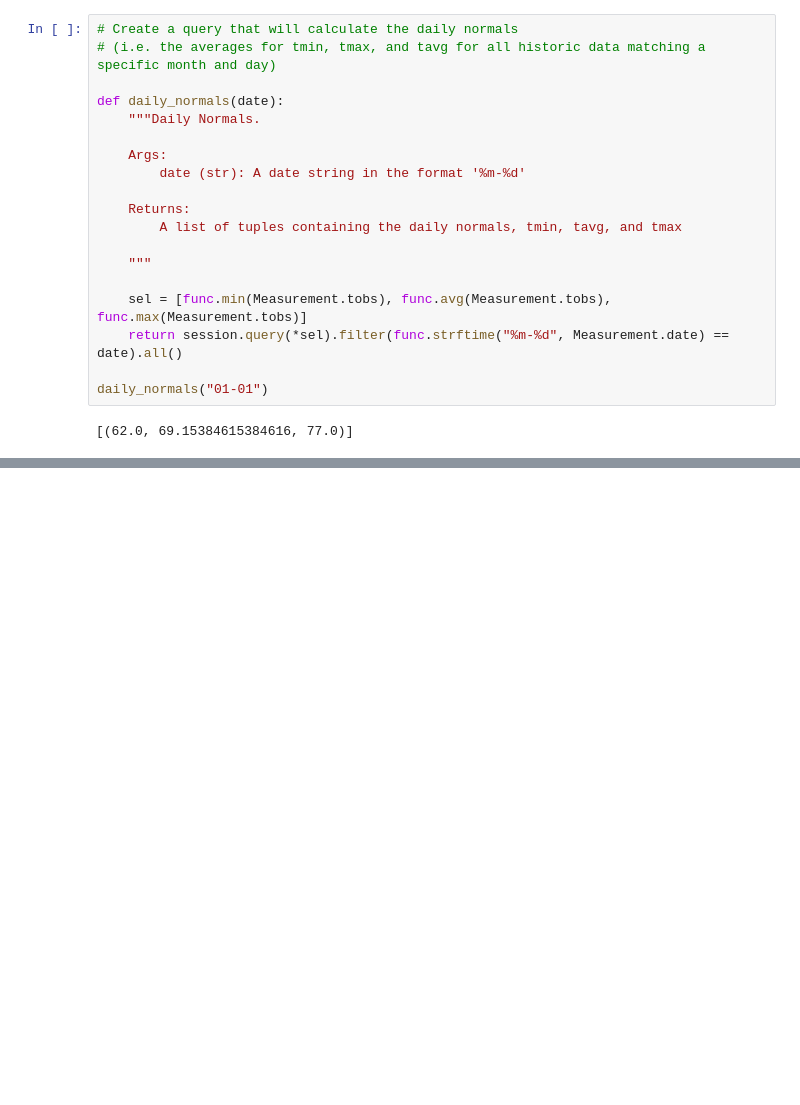
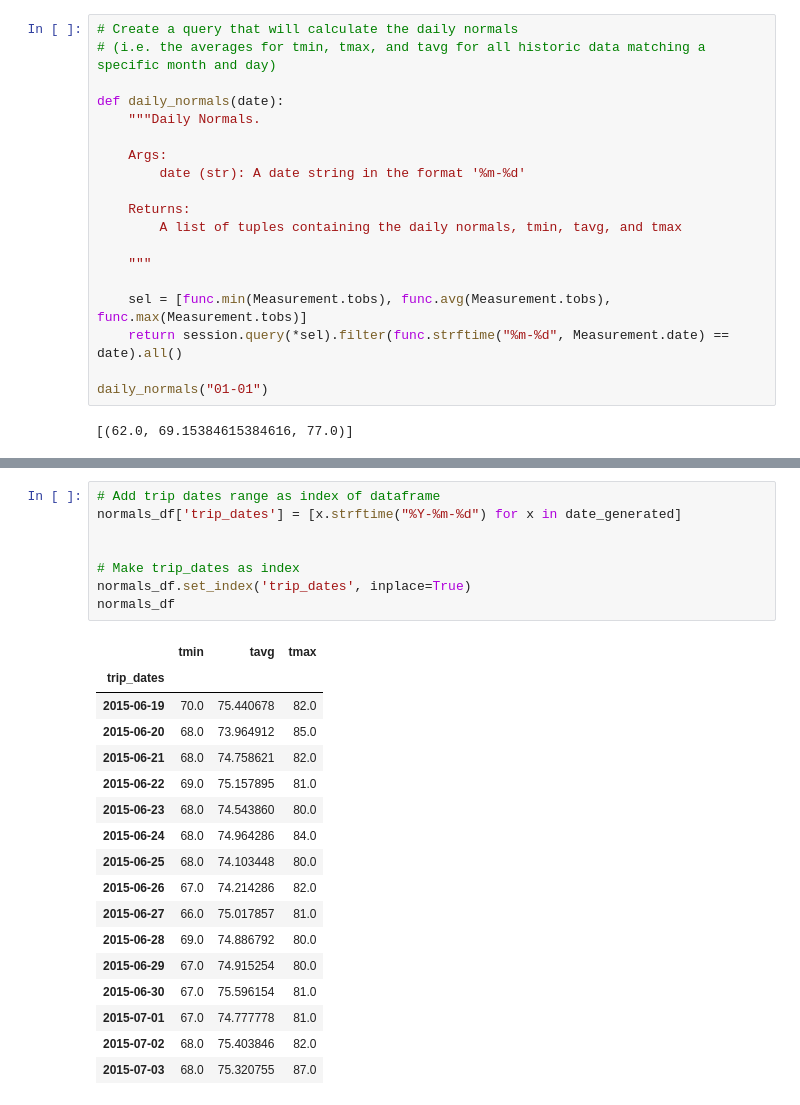
Before and after one commit to LenSin3/sqlalchemy-challenge, a Jupyter notebook: climate_starter.ipynb, the cells around one changed output, grey strips where cells are left out. Drawn from its saved outputs; the diff is of its cells as text; blank space fills up the shorter version.

```diff
--- a/climate_starter.ipynb
+++ b/climate_starter.ipynb
@@ -338,2 +374,28 @@ daily_normals("01-01")
+# %%
+# Add trip dates range as index of dataframe
+normals_df['trip_dates'] = [x.strftime("%Y-%m-%d") for x in date_generated]
+
+
+# Make trip_dates as index
+normals_df.set_index('trip_dates', inplace=True)
+normals_df
+# %% [output]
+|  | tmin | tavg | tmax |
+| trip_dates |  |  |  |
+| 2015-06-19 | 70.0 | 75.440678 | 82.0 |
+| 2015-06-20 | 68.0 | 73.964912 | 85.0 |
+| 2015-06-21 | 68.0 | 74.758621 | 82.0 |
+| 2015-06-22 | 69.0 | 75.157895 | 81.0 |
+| 2015-06-23 | 68.0 | 74.543860 | 80.0 |
+| 2015-06-24 | 68.0 | 74.964286 | 84.0 |
+| 2015-06-25 | 68.0 | 74.103448 | 80.0 |
+| 2015-06-26 | 67.0 | 74.214286 | 82.0 |
+| 2015-06-27 | 66.0 | 75.017857 | 81.0 |
+| 2015-06-28 | 69.0 | 74.886792 | 80.0 |
+| 2015-06-29 | 67.0 | 74.915254 | 80.0 |
+| 2015-06-30 | 67.0 | 75.596154 | 81.0 |
+| 2015-07-01 | 67.0 | 74.777778 | 81.0 |
+| 2015-07-02 | 68.0 | 75.403846 | 82.0 |
+| 2015-07-03 | 68.0 | 75.320755 | 87.0 |
 # %%
 # Plot the daily normals as an area plot with `stacked=False`
```
Also changed, not shown: parts of 6 cells of this notebook.
